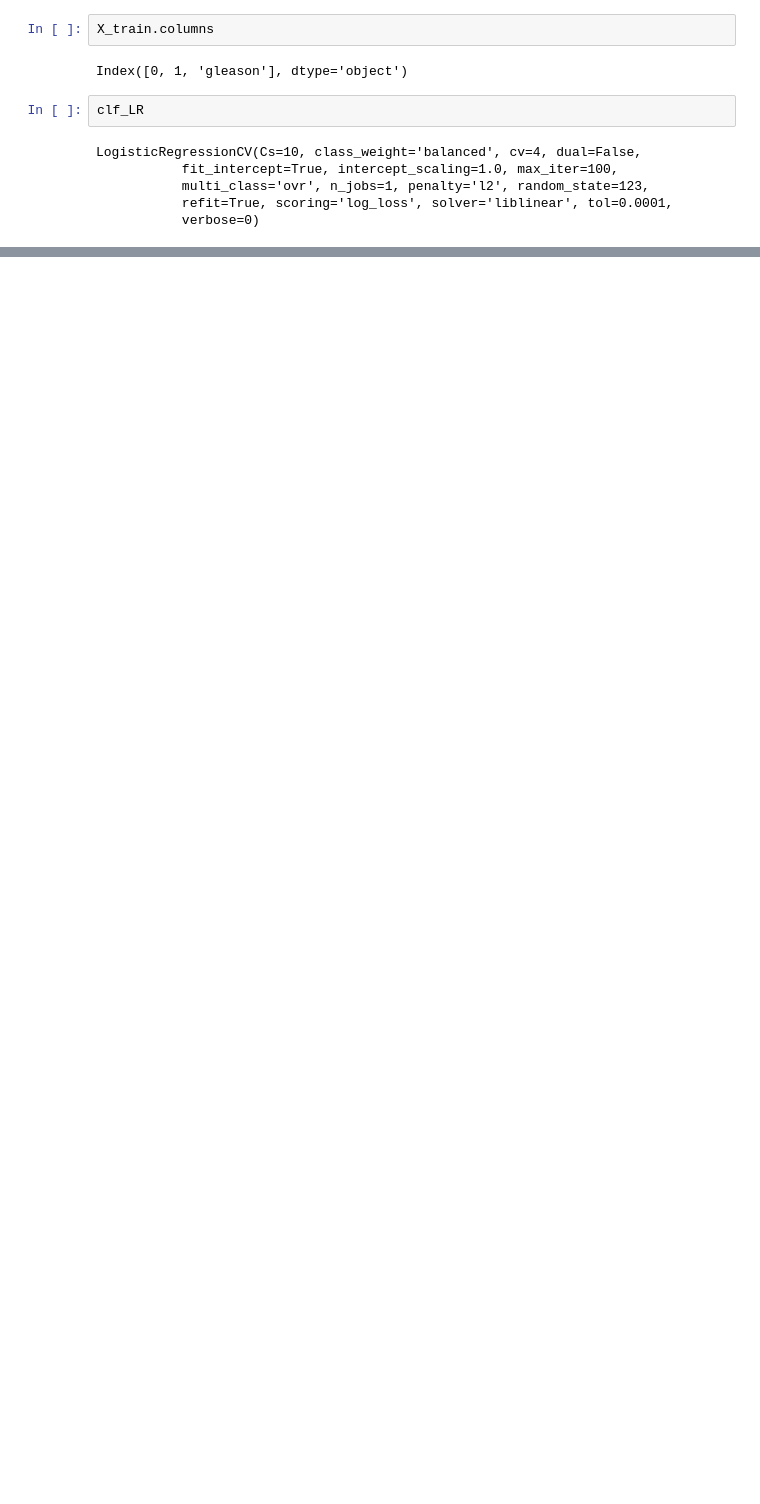
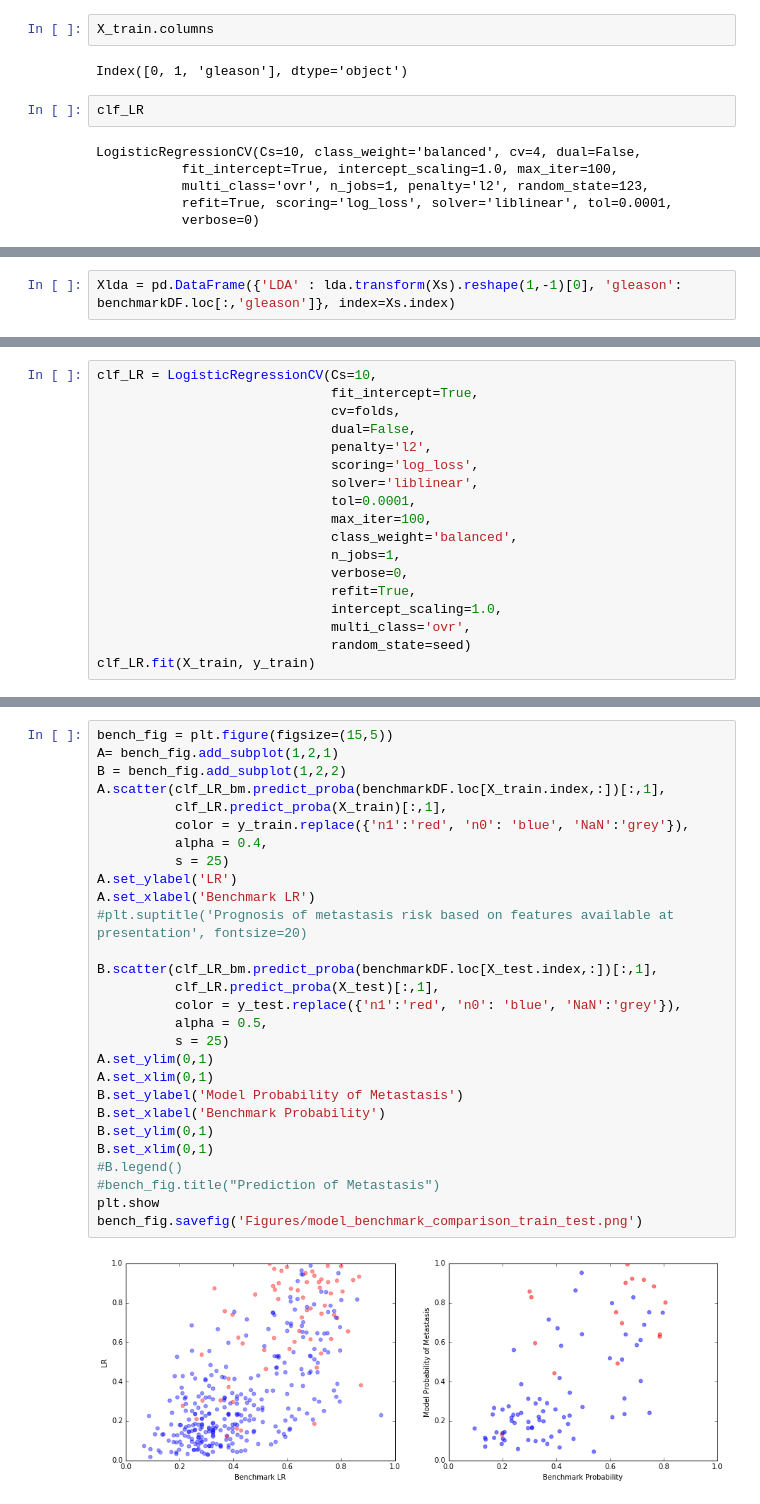
Before and after one commit to CCThompson82/MLE_capstone, a Jupyter notebook: Capstone_nb.ipynb, the cells around one changed output, grey strips where cells are left out. Saved outputs shown, nothing was run; the diff lists cells and outputs as text; blank space fills up the shorter version.

```diff
--- a/Capstone_nb.ipynb
+++ b/Capstone_nb.ipynb
@@ -783,0 +800,2 @@ array([ 10000.])
+# %%
+Xlda = pd.DataFrame({'LDA' : lda.transform(Xs).reshape(1,-1)[0], 'gleason': benchmarkDF.loc[:,'gleason']}, index=Xs.index)
@@ -783,0 +805,18 @@ array([ 10000.])
+# %%
+clf_LR = LogisticRegressionCV(Cs=10,
+                              fit_intercept=True,
+                              cv=folds,
+                              dual=False,
+                              penalty='l2',
+                              scoring='log_loss',
+                              solver='liblinear',
+                              tol=0.0001,
+                              max_iter=100,
+                              class_weight='balanced',
+                              n_jobs=1,
+                              verbose=0,
+                              refit=True,
+                              intercept_scaling=1.0,
+                              multi_class='ovr',
+                              random_state=seed)
+clf_LR.fit(X_train, y_train)
@@ -783,0 +829,30 @@ array([ 10000.])
+# %%
+bench_fig = plt.figure(figsize=(15,5))
+A= bench_fig.add_subplot(1,2,1)
+B = bench_fig.add_subplot(1,2,2)
+A.scatter(clf_LR_bm.predict_proba(benchmarkDF.loc[X_train.index,:])[:,1],
+          clf_LR.predict_proba(X_train)[:,1],
+          color = y_train.replace({'n1':'red', 'n0': 'blue', 'NaN':'grey'}),
+          alpha = 0.4,
+          s = 25)
+A.set_ylabel('LR')
+A.set_xlabel('Benchmark LR')
+#plt.suptitle('Prognosis of metastasis risk based on features available at presentation', fontsize=20)
+
+B.scatter(clf_LR_bm.predict_proba(benchmarkDF.loc[X_test.index,:])[:,1],
+          clf_LR.predict_proba(X_test)[:,1],
+          color = y_test.replace({'n1':'red', 'n0': 'blue', 'NaN':'grey'}),
+          alpha = 0.5,
+          s = 25)
+A.set_ylim(0,1)
+A.set_xlim(0,1)
+B.set_ylabel('Model Probability of Metastasis')
+B.set_xlabel('Benchmark Probability')
+B.set_ylim(0,1)
+B.set_xlim(0,1)
+#B.legend()
+#bench_fig.title("Prediction of Metastasis")
+plt.show
+bench_fig.savefig('Figures/model_benchmark_comparison_train_test.png')
+# %% [output]
+[figure, added]
```
Also changed, not shown: parts of 31 cells of this notebook, 5 other files.
